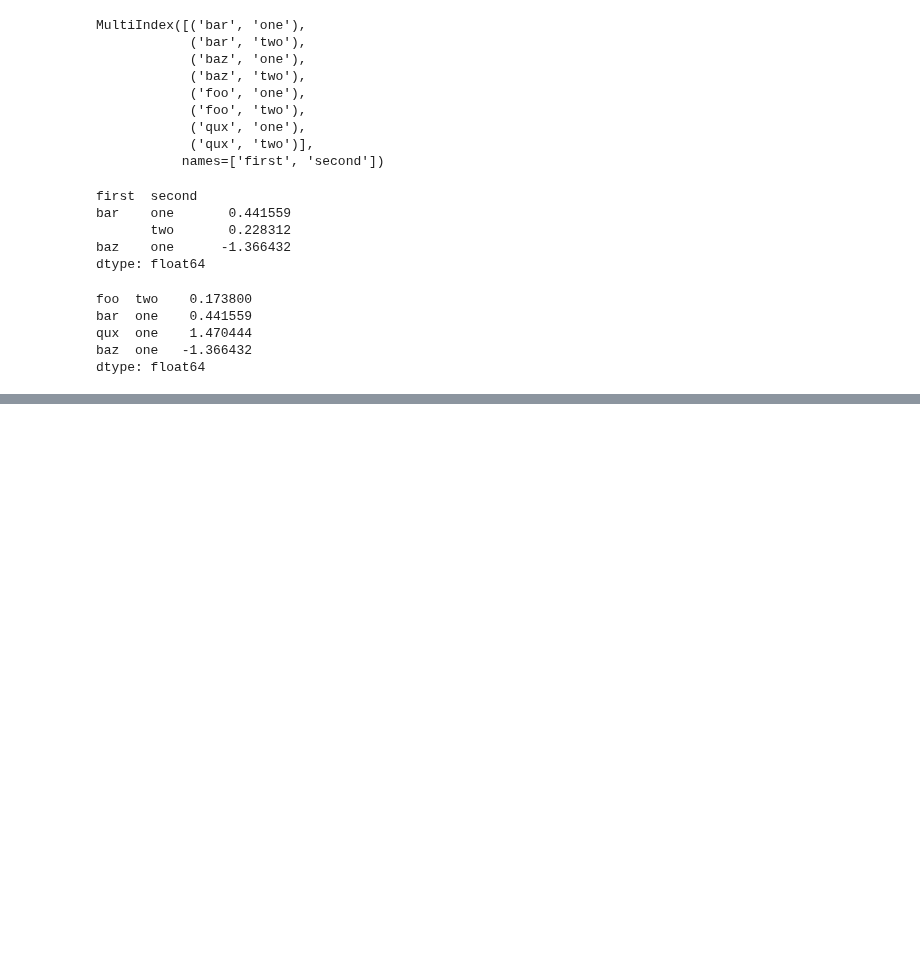
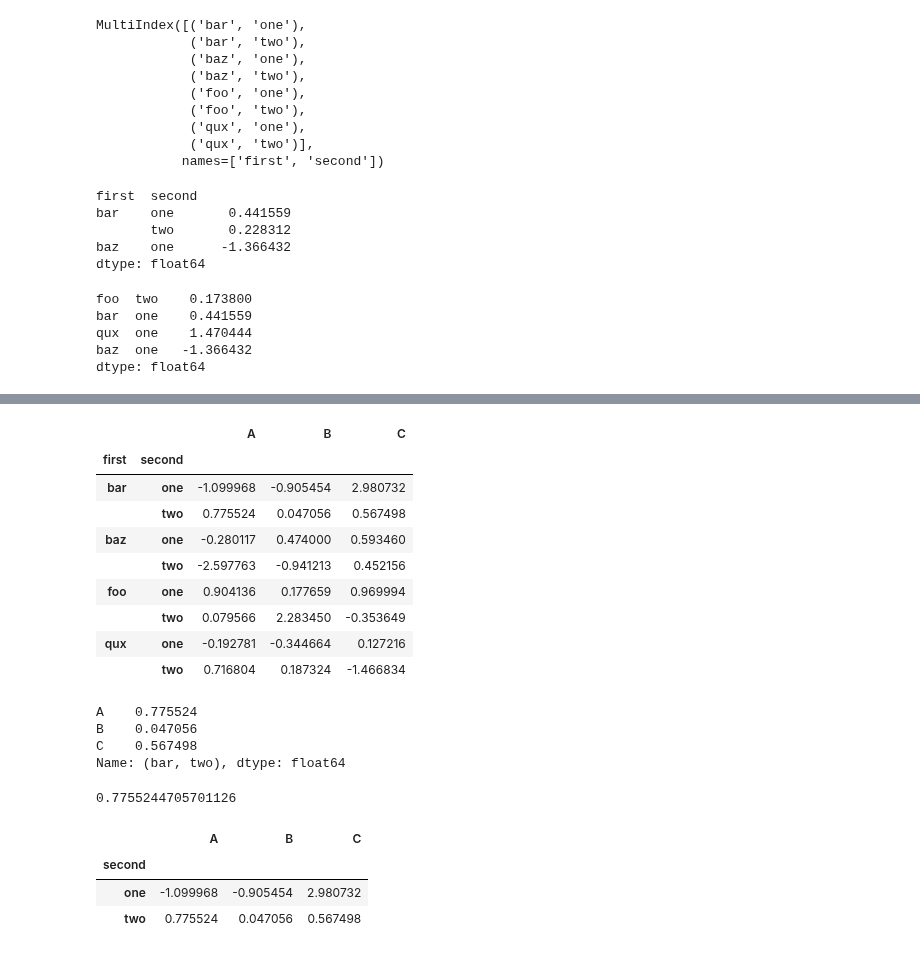
Before and after one commit to ilyak93/self-studying, a Jupyter notebook: DataEngineering/pandas/pandas_advanced_indexing.ipynb, the cells around one changed output, grey strips where cells are left out. Saved outputs shown, nothing was run; the diff lists cells and outputs as text; code cells hidden in the pictures; blank space fills up the shorter version.

```diff
--- a/DataEngineering/pandas/pandas_advanced_indexing.ipynb
+++ b/DataEngineering/pandas/pandas_advanced_indexing.ipynb
@@ -349,0 +358,33 @@ dtype: float64
+# %%
+df = df.T
+
+df
+# %% [output]
+|  |  | A | B | C |
+| first | second |  |  |  |
+| bar | one | -1.099968 | -0.905454 | 2.980732 |
+|  | two | 0.775524 | 0.047056 | 0.567498 |
+| baz | one | -0.280117 | 0.474000 | 0.593460 |
+|  | two | -2.597763 | -0.941213 | 0.452156 |
+| foo | one | 0.904136 | 0.177659 | 0.969994 |
+|  | two | 0.079566 | 2.283450 | -0.353649 |
+| qux | one | -0.192781 | -0.344664 | 0.127216 |
+|  | two | 0.716804 | 0.187324 | -1.466834 |
+# %%
+df.loc[("bar", "two")]
+# %% [output]
+A    0.775524
+B    0.047056
+C    0.567498
+Name: (bar, two), dtype: float64
+# %%
+df.loc[("bar", "two"), "A"]
+# %% [output]
+0.7755244705701126
+# %%
+df.loc["bar"]
+# %% [output]
+|  | A | B | C |
+| second |  |  |  |
+| one | -1.099968 | -0.905454 | 2.980732 |
+| two | 0.775524 | 0.047056 | 0.567498 |
```
Also changed, not shown: parts of 8 cells of this notebook.
